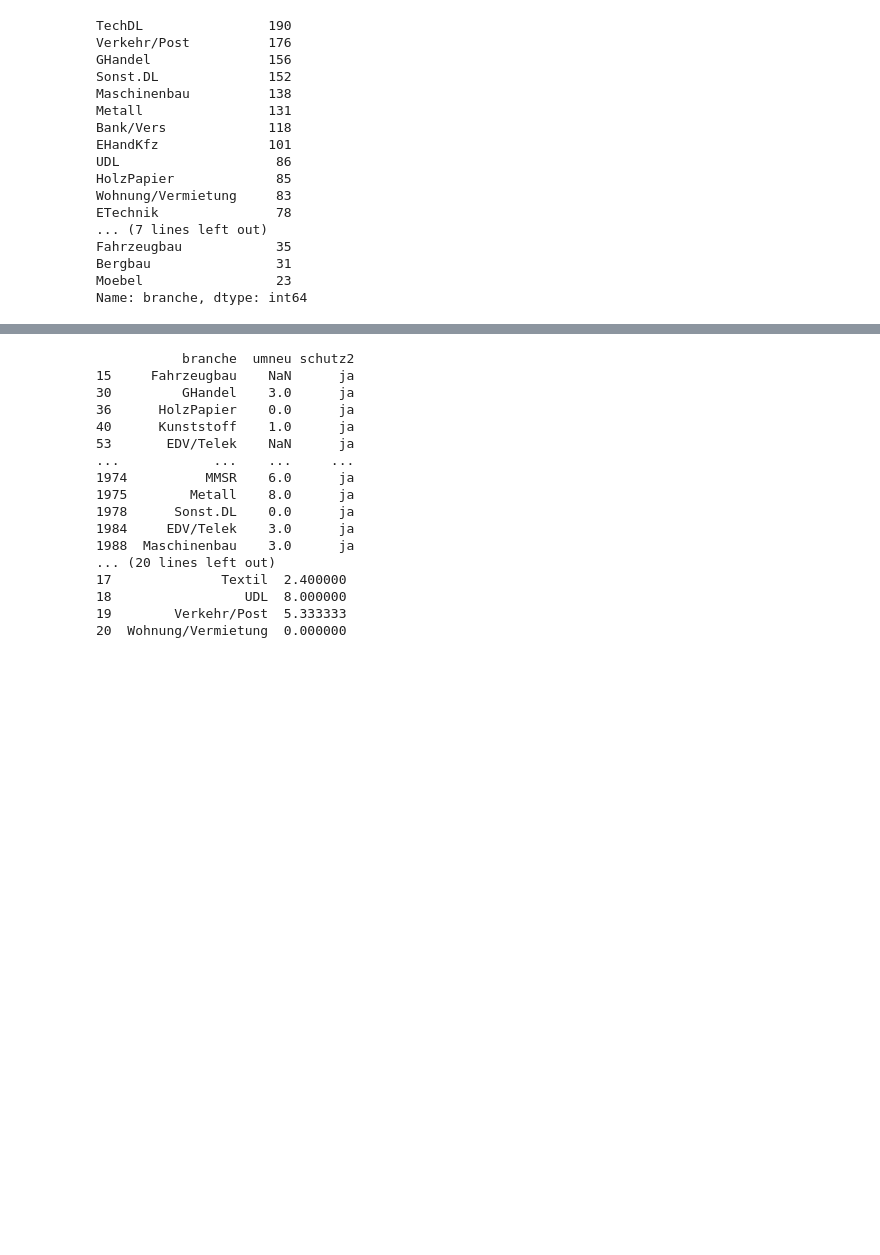
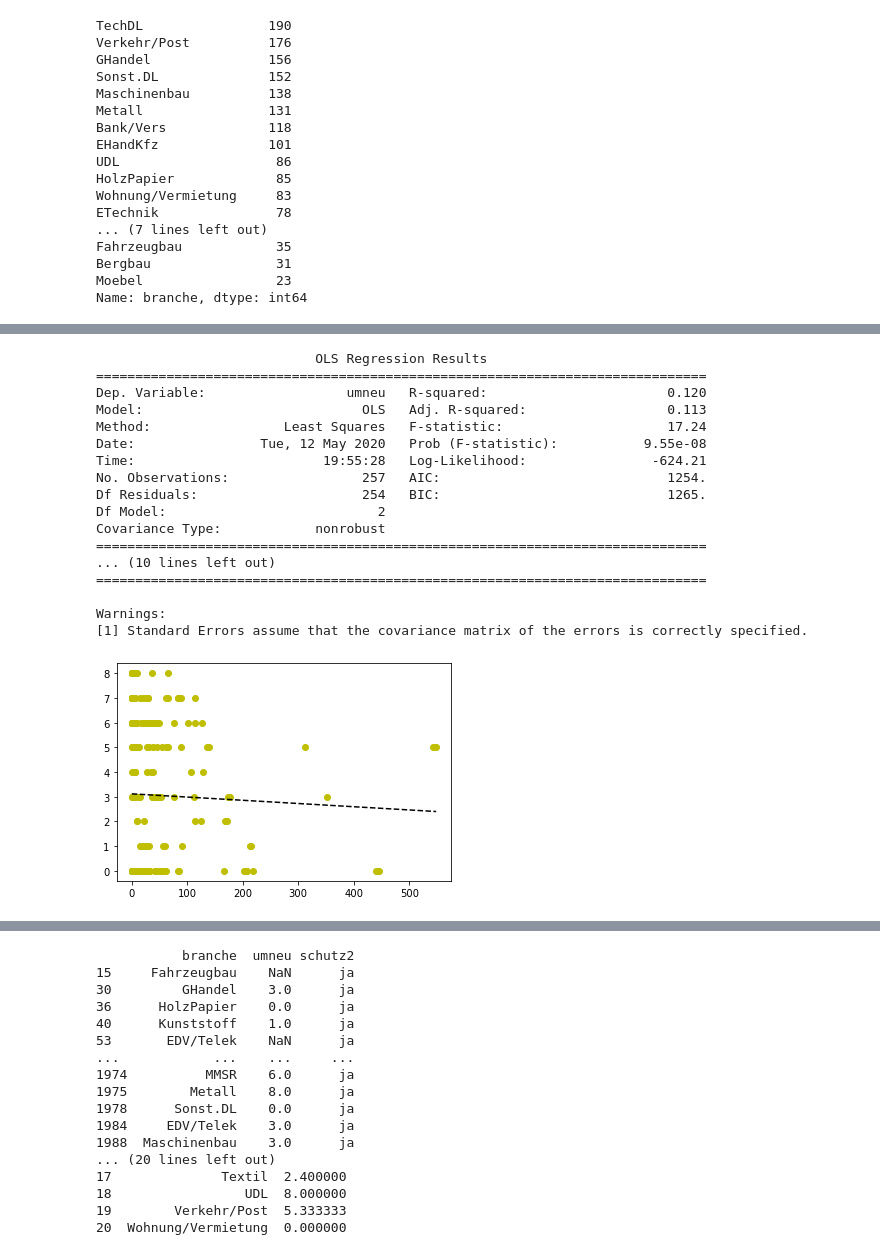
Before and after one commit to limarizon/Economics-and-Innovation-of-IP-Practica, a Jupyter notebook: script.ipynb, the cells around one changed output, grey strips where cells are left out. Saved outputs shown, nothing was run; the diff lists cells and outputs as text; code cells hidden in the pictures; blank space fills up the shorter version.

```diff
--- a/script.ipynb
+++ b/script.ipynb
@@ -276,3 +332,43 @@ LinregressResult(slope=0.00017958689527172296, intercept=3.3421123416193956, rva
+# %%
+#Wat nu in kleine bedrijven?
+smallBusinesses = dfSchutz1IPTrue.loc[dfSchutz1IPTrue['fuebab']<30]
+smallBusinesses = smallBusinesses.loc[smallBusinesses['um']<3000]#de uitschieter verwijderen.
+X = smallBusinesses[['um', 'fuebab']] #fuebab is een controle var nu.
+X = sm.add_constant(X)
+Y = smallBusinesses['umneu']
+model = sm.OLS(Y, X).fit()
+predSmallBus = model.predict(X)
+print_model = model.summary()
+print(print_model)
+
+#Er is dus geen lin verband tussen de revenue van een bedrijf en zijn revenue door innovatie.
+
+#create plot of the small businesses
+x = smallBusinesses['um']
+y = smallBusinesses['umneu']
+coef = np.polyfit(x, y, 1)
+polynomialFn = np.poly1d(coef)
+pl.plot(x, y, 'yo', x, polynomialFn(x), '--k')
+plt.show()
+# %% [output]
+                            OLS Regression Results
+==============================================================================
+Dep. Variable:                  umneu   R-squared:                       0.120
+Model:                            OLS   Adj. R-squared:                  0.113
+Method:                 Least Squares   F-statistic:                     17.24
+Date:                Tue, 12 May 2020   Prob (F-statistic):           9.55e-08
+Time:                        19:55:28   Log-Likelihood:                -624.21
+No. Observations:                 257   AIC:                             1254.
+Df Residuals:                     254   BIC:                             1265.
+Df Model:                           2
+Covariance Type:            nonrobust
+==============================================================================
+... (10 lines left out)
+==============================================================================
+
+Warnings:
+[1] Standard Errors assume that the covariance matrix of the errors is correctly specified.
+[figure, added]
 # %%
 '''Stappenplan percentueel te werk gaan:
     1. Filter op basis van ip
```
Also changed, not shown: parts of 10 cells of this notebook.
